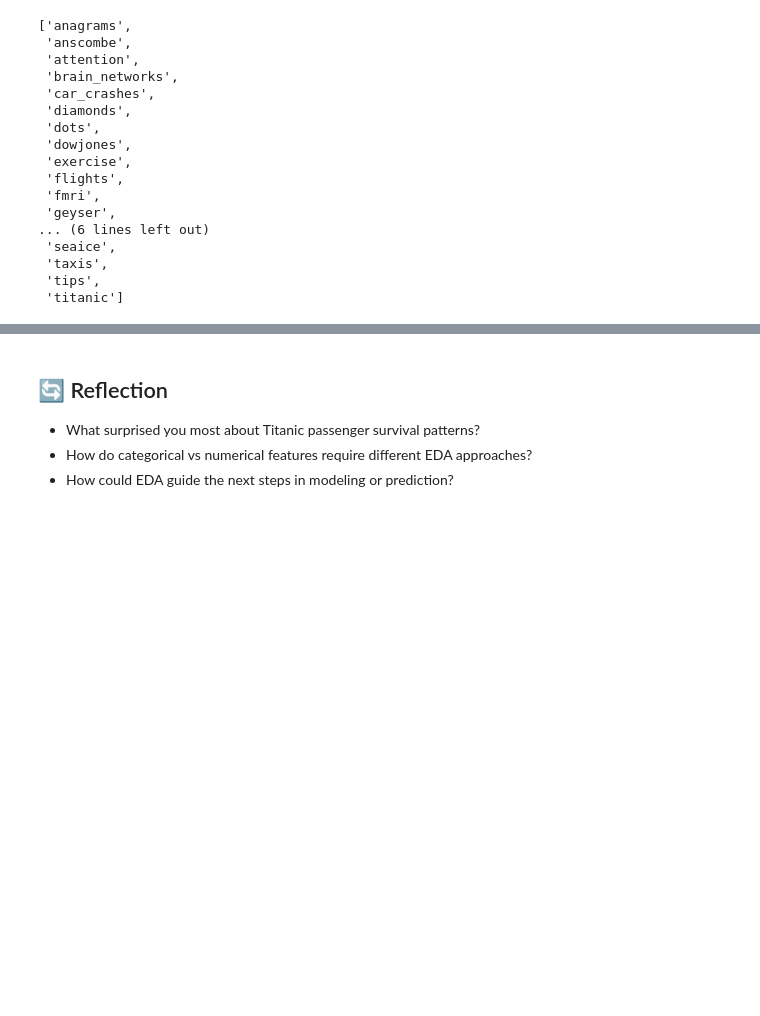
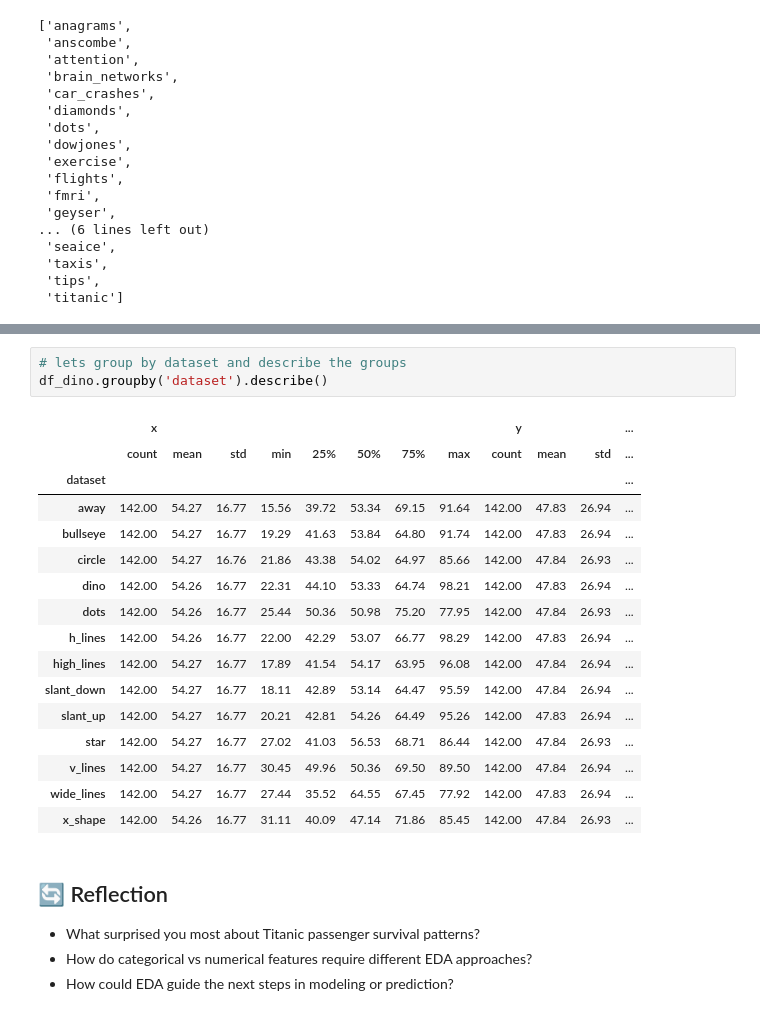
Before and after one commit to ValRCS/RTU_Data_Analysis_Visualization_CPD, a Jupyter notebook: notebooks/day3_exploratory_data_analysis.ipynb, the cells around one changed output, grey strips where cells are left out. Saved outputs shown, nothing was run; the diff lists cells and outputs as text; blank space fills up the shorter version.

```diff
--- a/notebooks/day3_exploratory_data_analysis.ipynb
+++ b/notebooks/day3_exploratory_data_analysis.ipynb
@@ -1289,3 +1388,23 @@ ValueError: 'dino' is not one of the example datasets.
+# %%
+# lets group by dataset and describe the groups
+df_dino.groupby('dataset').describe()
+# %% [output]
+|  | x |  |  |  |  |  |  |  | y |  |  | ... |
+|  | count | mean | std | min | 25% | 50% | 75% | max | count | mean | std | ... |
+| dataset |  |  |  |  |  |  |  |  |  |  |  | ... |
+| away | 142.00 | 54.27 | 16.77 | 15.56 | 39.72 | 53.34 | 69.15 | 91.64 | 142.00 | 47.83 | 26.94 | ... |
+| bullseye | 142.00 | 54.27 | 16.77 | 19.29 | 41.63 | 53.84 | 64.80 | 91.74 | 142.00 | 47.83 | 26.94 | ... |
+| circle | 142.00 | 54.27 | 16.76 | 21.86 | 43.38 | 54.02 | 64.97 | 85.66 | 142.00 | 47.84 | 26.93 | ... |
+| dino | 142.00 | 54.26 | 16.77 | 22.31 | 44.10 | 53.33 | 64.74 | 98.21 | 142.00 | 47.83 | 26.94 | ... |
+| dots | 142.00 | 54.26 | 16.77 | 25.44 | 50.36 | 50.98 | 75.20 | 77.95 | 142.00 | 47.84 | 26.93 | ... |
+| h_lines | 142.00 | 54.26 | 16.77 | 22.00 | 42.29 | 53.07 | 66.77 | 98.29 | 142.00 | 47.83 | 26.94 | ... |
+| high_lines | 142.00 | 54.27 | 16.77 | 17.89 | 41.54 | 54.17 | 63.95 | 96.08 | 142.00 | 47.84 | 26.94 | ... |
+| slant_down | 142.00 | 54.27 | 16.77 | 18.11 | 42.89 | 53.14 | 64.47 | 95.59 | 142.00 | 47.84 | 26.94 | ... |
+| slant_up | 142.00 | 54.27 | 16.77 | 20.21 | 42.81 | 54.26 | 64.49 | 95.26 | 142.00 | 47.83 | 26.94 | ... |
+| star | 142.00 | 54.27 | 16.77 | 27.02 | 41.03 | 56.53 | 68.71 | 86.44 | 142.00 | 47.84 | 26.93 | ... |
+| v_lines | 142.00 | 54.27 | 16.77 | 30.45 | 49.96 | 50.36 | 69.50 | 89.50 | 142.00 | 47.84 | 26.94 | ... |
+| wide_lines | 142.00 | 54.27 | 16.77 | 27.44 | 35.52 | 64.55 | 67.45 | 77.92 | 142.00 | 47.83 | 26.94 | ... |
+| x_shape | 142.00 | 54.26 | 16.77 | 31.11 | 40.09 | 47.14 | 71.86 | 85.45 | 142.00 | 47.84 | 26.93 | ... |
 # %% [markdown]
 
 ## 🔄 Reflection
```
Also changed, not shown: parts of 15 cells of this notebook.
